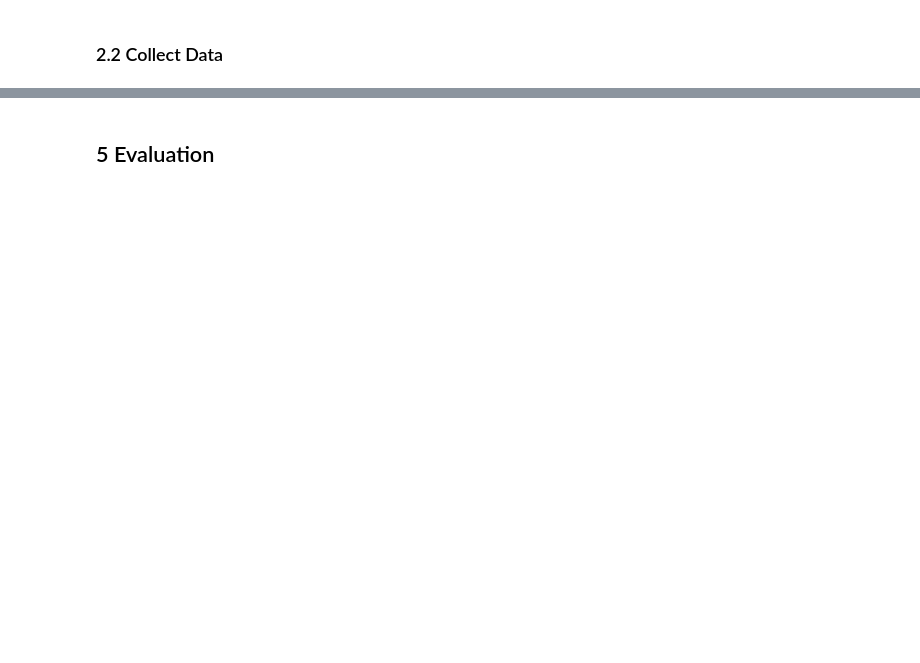
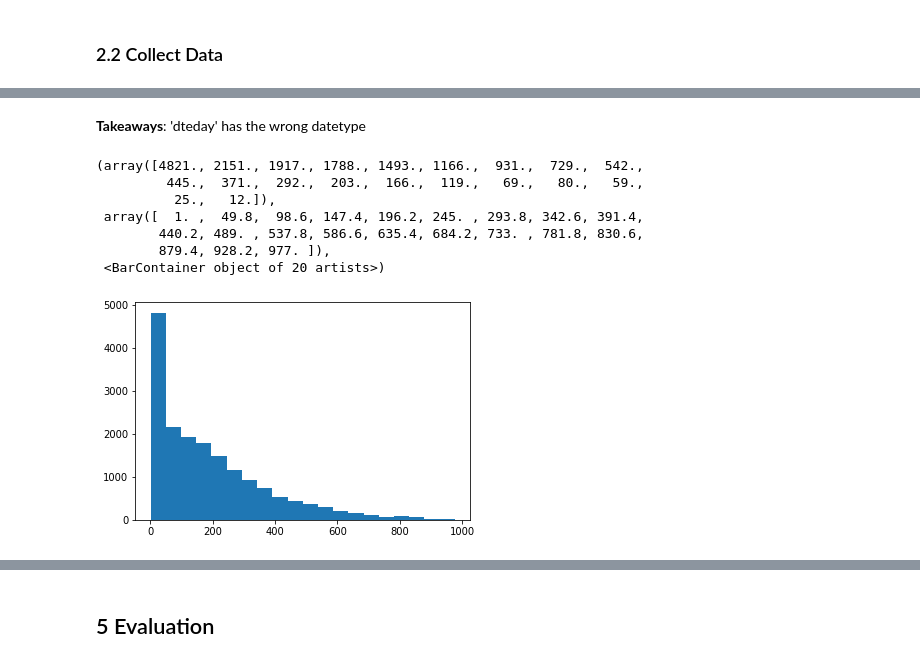
Before and after one commit to hanslemm/Study, a Jupyter notebook: Data Analysis.ipynb, the cells around one changed output, grey strips where cells are left out. Drawn from its saved outputs; the diff is of its cells as text; code cells hidden in the pictures; blank space fills up the shorter version.

```diff
--- a/Data Analysis.ipynb
+++ b/Data Analysis.ipynb
@@ -32,0 +127,13 @@ df=pd.read_csv('Case Study - BI Analyst Wunderflats (Dataset).csv')
+# %% [markdown]
+**Takeaways**: 'dteday' has the wrong datetype
+# %%
+plt.hist(df.cnt, bins=20) # Quick histogram of 'cnt' column
+# %% [output]
+(array([4821., 2151., 1917., 1788., 1493., 1166.,  931.,  729.,  542.,
+         445.,  371.,  292.,  203.,  166.,  119.,   69.,   80.,   59.,
+          25.,   12.]),
+ array([  1. ,  49.8,  98.6, 147.4, 196.2, 245. , 293.8, 342.6, 391.4,
+        440.2, 489. , 537.8, 586.6, 635.4, 684.2, 733. , 781.8, 830.6,
+        879.4, 928.2, 977. ]),
+ <BarContainer object of 20 artists>)
+[figure, added]
```
Also changed, not shown: parts of 31 cells of this notebook, 2 other files.
